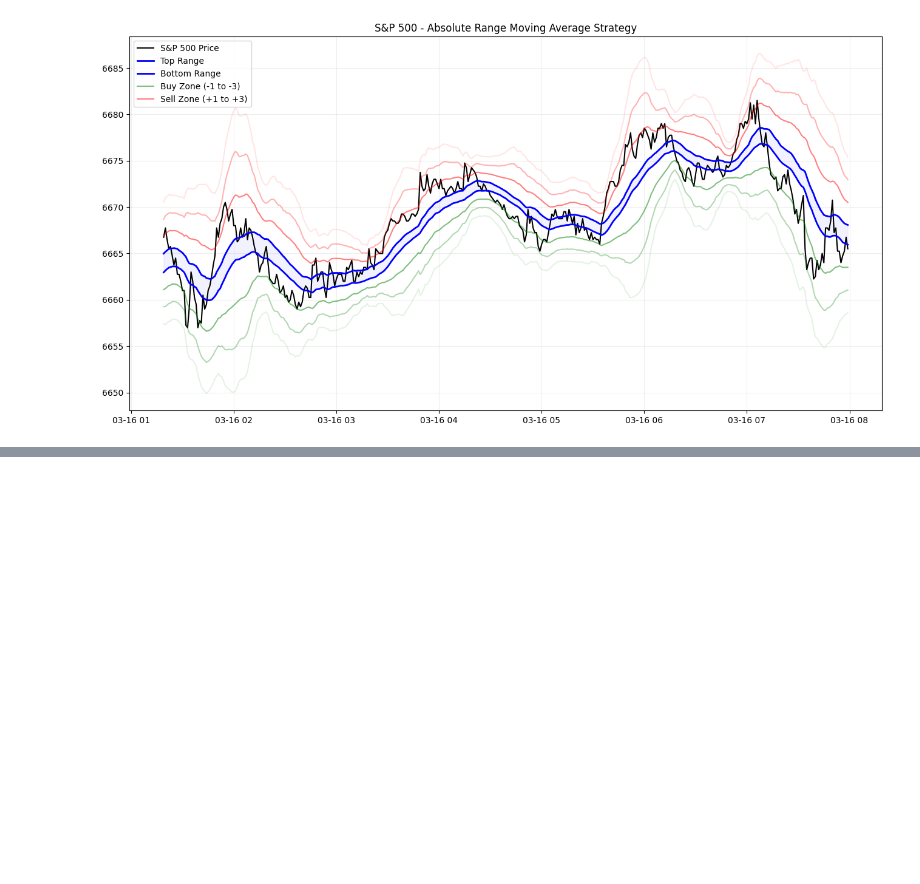
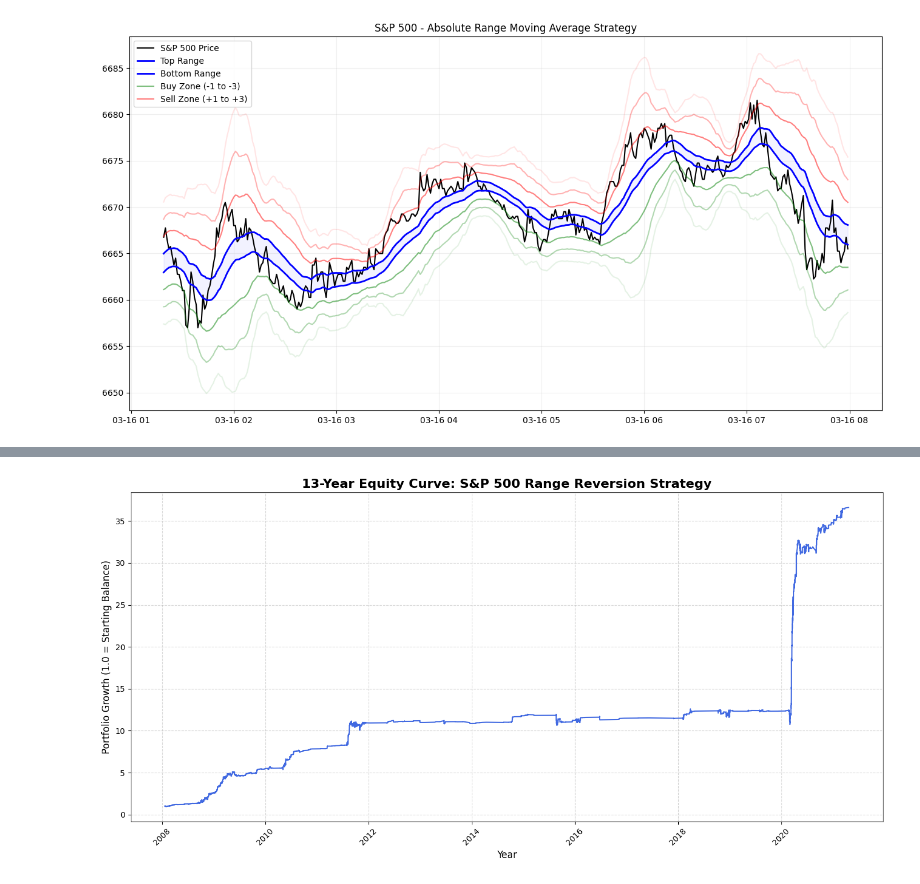
Before and after one commit to cliteka-cell/Absolute-Range-Moving-Average-Strategy, a Jupyter notebook: Absolute_Range_SD_Algorithm.ipynb, the cells around one changed output, grey strips where cells are left out. Drawn from its saved outputs; the diff is of its cells as text; code cells hidden in the pictures; blank space fills up the shorter version.

```diff
--- a/Absolute_Range_SD_Algorithm.ipynb
+++ b/Absolute_Range_SD_Algorithm.ipynb
@@ -157,0 +161,15 @@ Total Profit: 8.061%
+# %%
+# Loading 13 years of data
+df = pd.read_csv("spy_1min_2008_2021_cleaned.csv")
+
+# 1. Convert the 'date' text into real computer time and make it the Index
+df['date'] = pd.to_datetime(df['date'])
+df.set_index('date', inplace=True)
+
+# 2. Rename the columns to match our math block (capital letters)
+df.rename(columns={'high': 'High', 'low': 'Low', 'close': 'Close'}, inplace=True)
+
+# 3. Keep only the columns we actually need so we don't crash Colab's memory
+df = df[['High', 'Low', 'Close']].copy()
+
+print("Total minutes loaded:", len(df))
@@ -157,0 +287,34 @@ Total Profit: 8.061%
+# %%
+import matplotlib.pyplot as plt
+import matplotlib.dates as mdates
+
+# Make sure we are using our 13-year trade log
+trade_log = pd.DataFrame(detailed_trades)
+
+# Calculate the compound growth line
+# We add 1 to the profit (so a 2% win becomes 1.02), then multiply them all together in order
+trade_log['Cumulative_Return'] = (1 + trade_log['Profit']).cumprod()
+
+# Set up a nice, wide chart
+plt.figure(figsize=(14, 7))
+
+# Draw the actual equity curve line
+plt.plot(trade_log['Entry_Time'], trade_log['Cumulative_Return'], color='royalblue', linewidth=1.5)
+
+# Add titles and labels to make it look professional
+plt.title('13-Year Equity Curve: S&P 500 Range Reversion Strategy', fontsize=16, fontweight='bold')
+plt.xlabel('Year', fontsize=12)
+plt.ylabel('Portfolio Growth (1.0 = Starting Balance)', fontsize=12)
+
+# Make the background grid look clean
+plt.grid(True, linestyle='--', alpha=0.5)
+
+# Format the dates on the bottom so they are easy to read
+plt.gca().xaxis.set_major_formatter(mdates.DateFormatter('%Y'))
+plt.xticks(rotation=45)
+
+# Show the final chart
+plt.tight_layout()
+plt.show()
+# %% [output]
+[figure, added]
```
Also changed, not shown: parts of 7 cells of this notebook.
